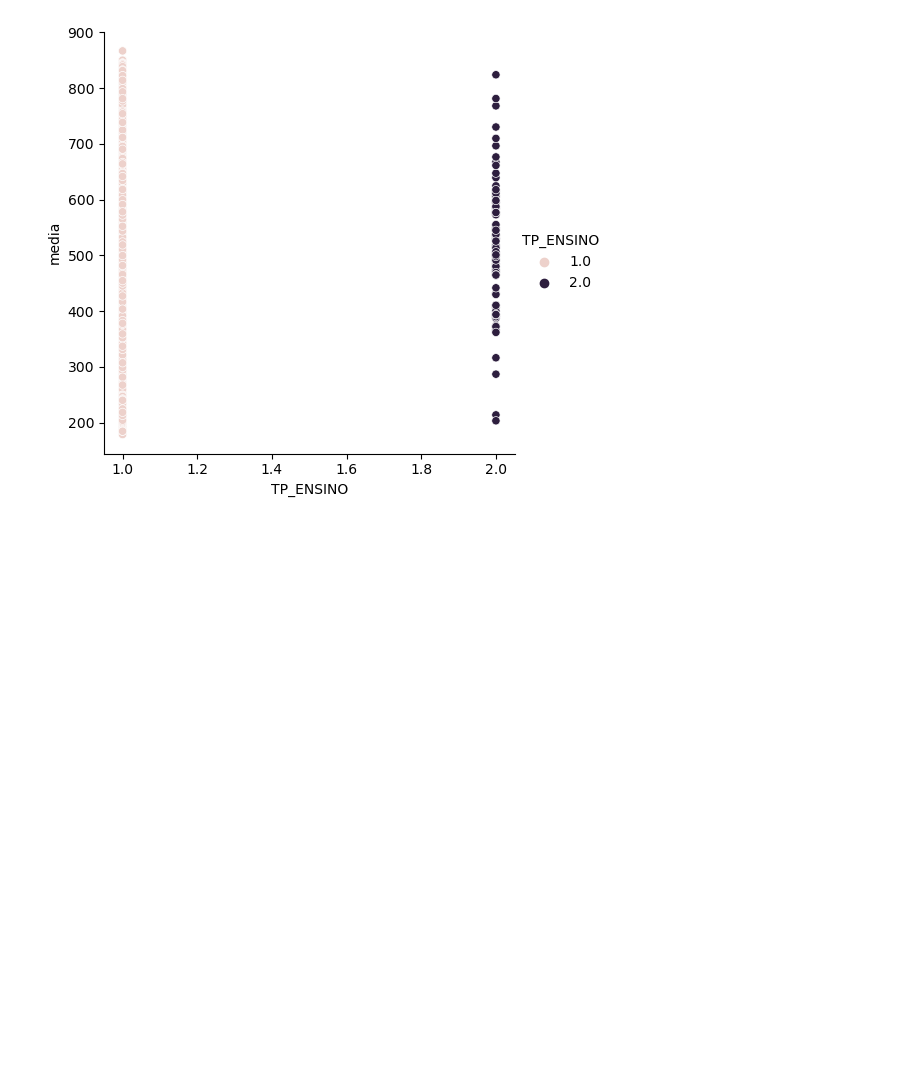
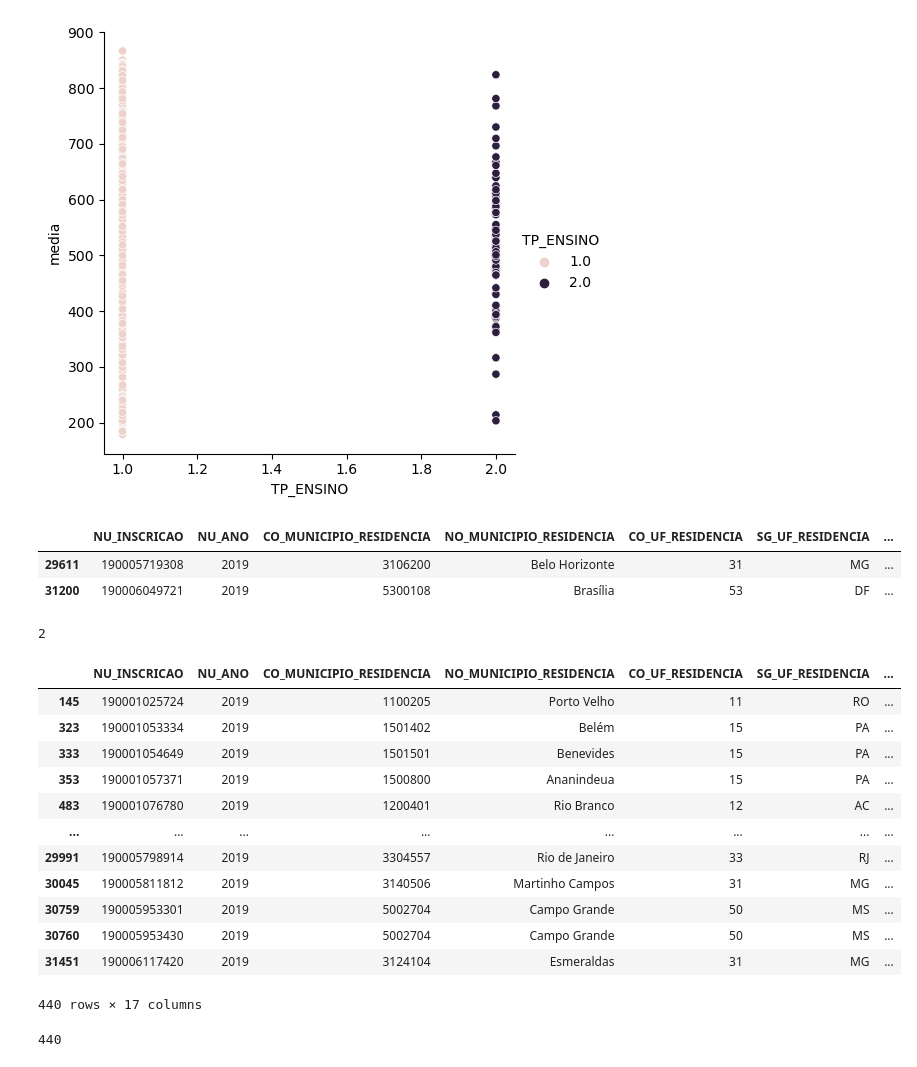
Before and after one commit to atp/enem, a Jupyter notebook: 06-Passar medicina.ipynb, the cells around one changed output. Drawn from its saved outputs; the diff is of its cells as text; code cells hidden in the pictures; blank space fills up the shorter version.

```diff
--- a/06-Passar medicina.ipynb
+++ b/06-Passar medicina.ipynb
@@ -94,3 +94,37 @@ sns.boxplot(x='TP_ENSINO',y='media',data=notas_selecao)
 # %% [output]
 <seaborn.axisgrid.FacetGrid at 0x...>
 [figure]
+# %%
+#porcentagem de alunos que teriam nota para passar que são da escola pública
+alunos_publica = notas_selecao.loc[(notas_selecao['media']>=773.83) & (notas_selecao['TP_ENSINO']==2)]
+alunos_publica
+# %% [output]
+|  | NU_INSCRICAO | NU_ANO | CO_MUNICIPIO_RESIDENCIA | NO_MUNICIPIO_RESIDENCIA | CO_UF_RESIDENCIA | SG_UF_RESIDENCIA | ... |
+| 29611 | 190005719308 | 2019 | 3106200 | Belo Horizonte | 31 | MG | ... |
+| 31200 | 190006049721 | 2019 | 5300108 | Brasília | 53 | DF | ... |
+# %%
+len(alunos_publica)
+# %% [output]
+2
+# %%
+#porcentagem de alunos que teriam nota para passar que são da escola particular
+alunos_particular = notas_selecao.loc[(notas_selecao['media']>=773.83) & (notas_selecao['TP_ENSINO']==1)]
+alunos_particular
+# %% [output]
+|  | NU_INSCRICAO | NU_ANO | CO_MUNICIPIO_RESIDENCIA | NO_MUNICIPIO_RESIDENCIA | CO_UF_RESIDENCIA | SG_UF_RESIDENCIA | ... |
+| 145 | 190001025724 | 2019 | 1100205 | Porto Velho | 11 | RO | ... |
+| 323 | 190001053334 | 2019 | 1501402 | Belém | 15 | PA | ... |
+| 333 | 190001054649 | 2019 | 1501501 | Benevides | 15 | PA | ... |
+| 353 | 190001057371 | 2019 | 1500800 | Ananindeua | 15 | PA | ... |
+| 483 | 190001076780 | 2019 | 1200401 | Rio Branco | 12 | AC | ... |
+| ... | ... | ... | ... | ... | ... | ... | ... |
+| 29991 | 190005798914 | 2019 | 3304557 | Rio de Janeiro | 33 | RJ | ... |
+| 30045 | 190005811812 | 2019 | 3140506 | Martinho Campos | 31 | MG | ... |
+| 30759 | 190005953301 | 2019 | 5002704 | Campo Grande | 50 | MS | ... |
+| 30760 | 190005953430 | 2019 | 5002704 | Campo Grande | 50 | MS | ... |
+| 31451 | 190006117420 | 2019 | 3124104 | Esmeraldas | 31 | MG | ... |
+440 rows × 17 columns
+# %%
+len(alunos_particular)
+# %% [output]
+440
```
Also changed, not shown: parts of 3 cells of this notebook.
